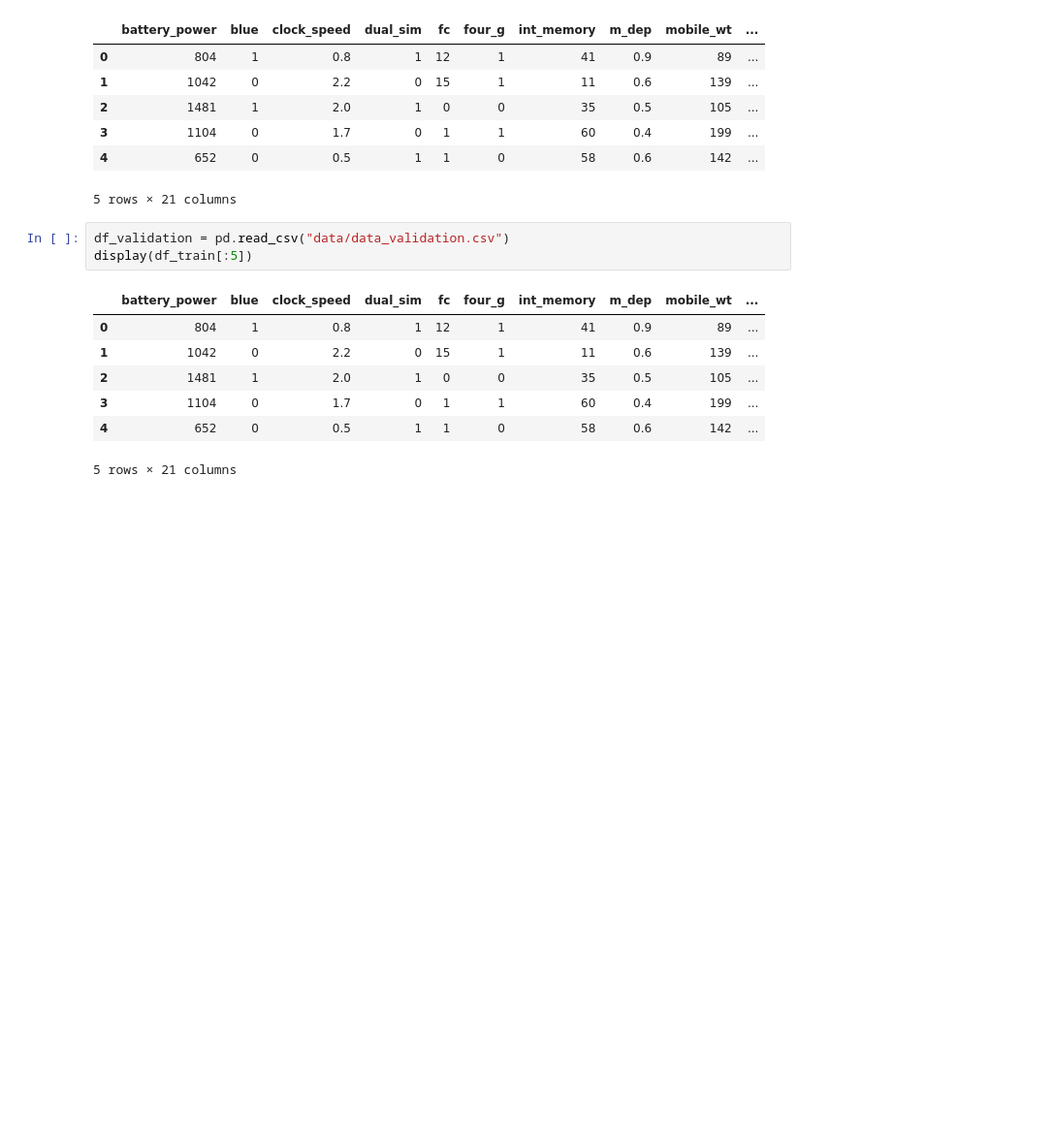
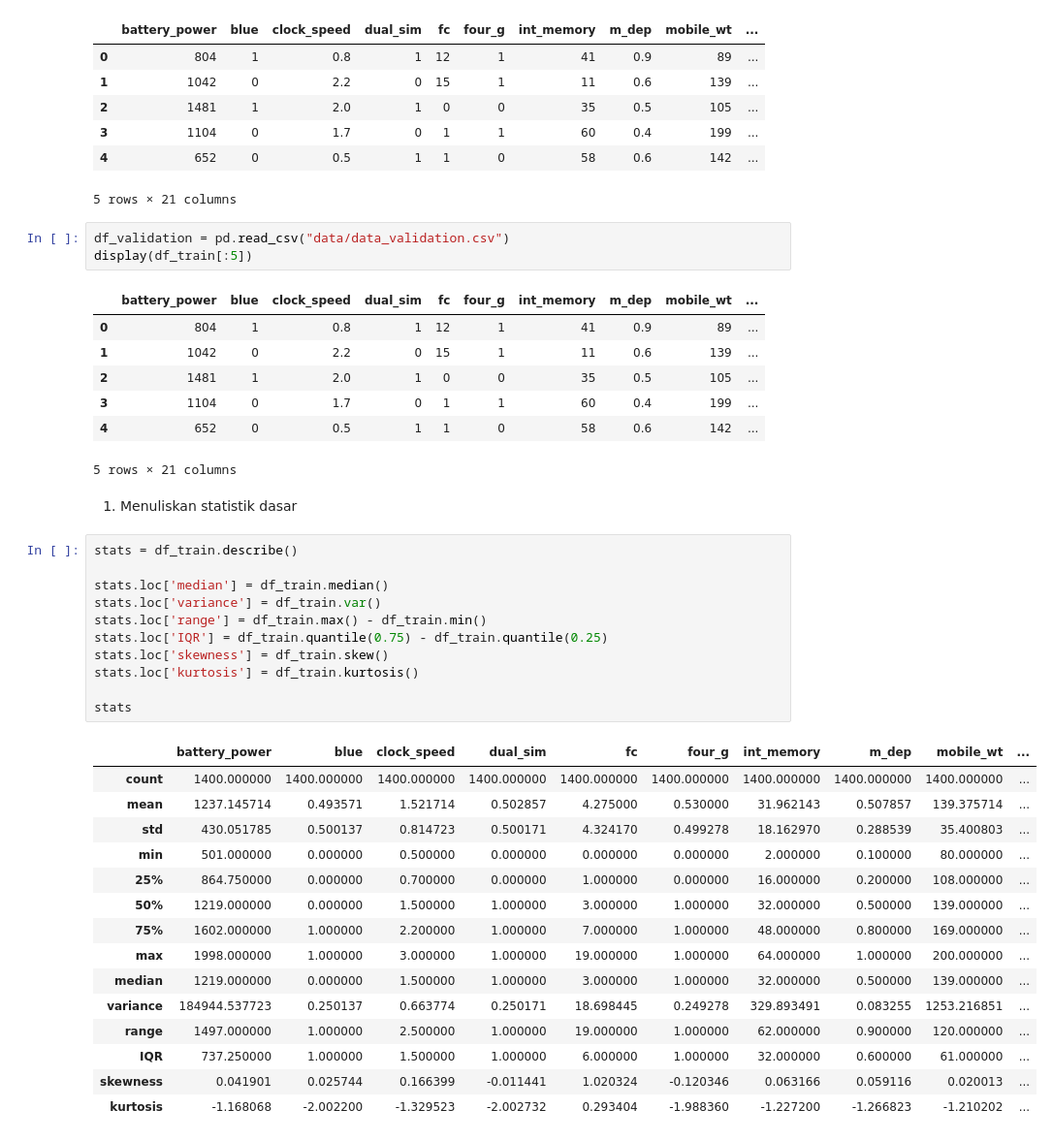
Before and after one commit to AustinPardosi/Tucil-2-AI, a Jupyter notebook: Tucil2_13521071_13521084.ipynb, the cells around one changed output. Shown at 97% size. Saved outputs shown, nothing was run; the diff lists cells and outputs as text; blank space fills up the shorter version.

```diff
--- a/Tucil2_13521071_13521084.ipynb
+++ b/Tucil2_13521071_13521084.ipynb
@@ -45,3 +46,32 @@ display(df_train[:5])
 | 3 | 1104 | 0 | 1.7 | 0 | 1 | 1 | 60 | 0.4 | 199 | ... |
 | 4 | 652 | 0 | 0.5 | 1 | 1 | 0 | 58 | 0.6 | 142 | ... |
 5 rows × 21 columns
+# %% [markdown]
+1. Menuliskan statistik dasar
+# %%
+stats = df_train.describe()
+
+stats.loc['median'] = df_train.median()
+stats.loc['variance'] = df_train.var()
+stats.loc['range'] = df_train.max() - df_train.min()
+stats.loc['IQR'] = df_train.quantile(0.75) - df_train.quantile(0.25)
+stats.loc['skewness'] = df_train.skew()
+stats.loc['kurtosis'] = df_train.kurtosis()
+
+stats
+# %% [output]
+|  | battery_power | blue | clock_speed | dual_sim | fc | four_g | int_memory | m_dep | mobile_wt | ... |
+| count | 1400.000000 | 1400.000000 | 1400.000000 | 1400.000000 | 1400.000000 | 1400.000000 | 1400.000000 | 1400.000000 | 1400.000000 | ... |
+| mean | 1237.145714 | 0.493571 | 1.521714 | 0.502857 | 4.275000 | 0.530000 | 31.962143 | 0.507857 | 139.375714 | ... |
+| std | 430.051785 | 0.500137 | 0.814723 | 0.500171 | 4.324170 | 0.499278 | 18.162970 | 0.288539 | 35.400803 | ... |
+| min | 501.000000 | 0.000000 | 0.500000 | 0.000000 | 0.000000 | 0.000000 | 2.000000 | 0.100000 | 80.000000 | ... |
+| 25% | 864.750000 | 0.000000 | 0.700000 | 0.000000 | 1.000000 | 0.000000 | 16.000000 | 0.200000 | 108.000000 | ... |
+| 50% | 1219.000000 | 0.000000 | 1.500000 | 1.000000 | 3.000000 | 1.000000 | 32.000000 | 0.500000 | 139.000000 | ... |
+| 75% | 1602.000000 | 1.000000 | 2.200000 | 1.000000 | 7.000000 | 1.000000 | 48.000000 | 0.800000 | 169.000000 | ... |
+| max | 1998.000000 | 1.000000 | 3.000000 | 1.000000 | 19.000000 | 1.000000 | 64.000000 | 1.000000 | 200.000000 | ... |
+| median | 1219.000000 | 0.000000 | 1.500000 | 1.000000 | 3.000000 | 1.000000 | 32.000000 | 0.500000 | 139.000000 | ... |
+| variance | 184944.537723 | 0.250137 | 0.663774 | 0.250171 | 18.698445 | 0.249278 | 329.893491 | 0.083255 | 1253.216851 | ... |
+| range | 1497.000000 | 1.000000 | 2.500000 | 1.000000 | 19.000000 | 1.000000 | 62.000000 | 0.900000 | 120.000000 | ... |
+| IQR | 737.250000 | 1.000000 | 1.500000 | 1.000000 | 6.000000 | 1.000000 | 32.000000 | 0.600000 | 61.000000 | ... |
+| skewness | 0.041901 | 0.025744 | 0.166399 | -0.011441 | 1.020324 | -0.120346 | 0.063166 | 0.059116 | 0.020013 | ... |
+| kurtosis | -1.168068 | -2.002200 | -1.329523 | -2.002732 | 0.293404 | -1.988360 | -1.227200 | -1.266823 | -1.210202 | ... |
```
Also changed, not shown: parts of 9 cells of this notebook.
